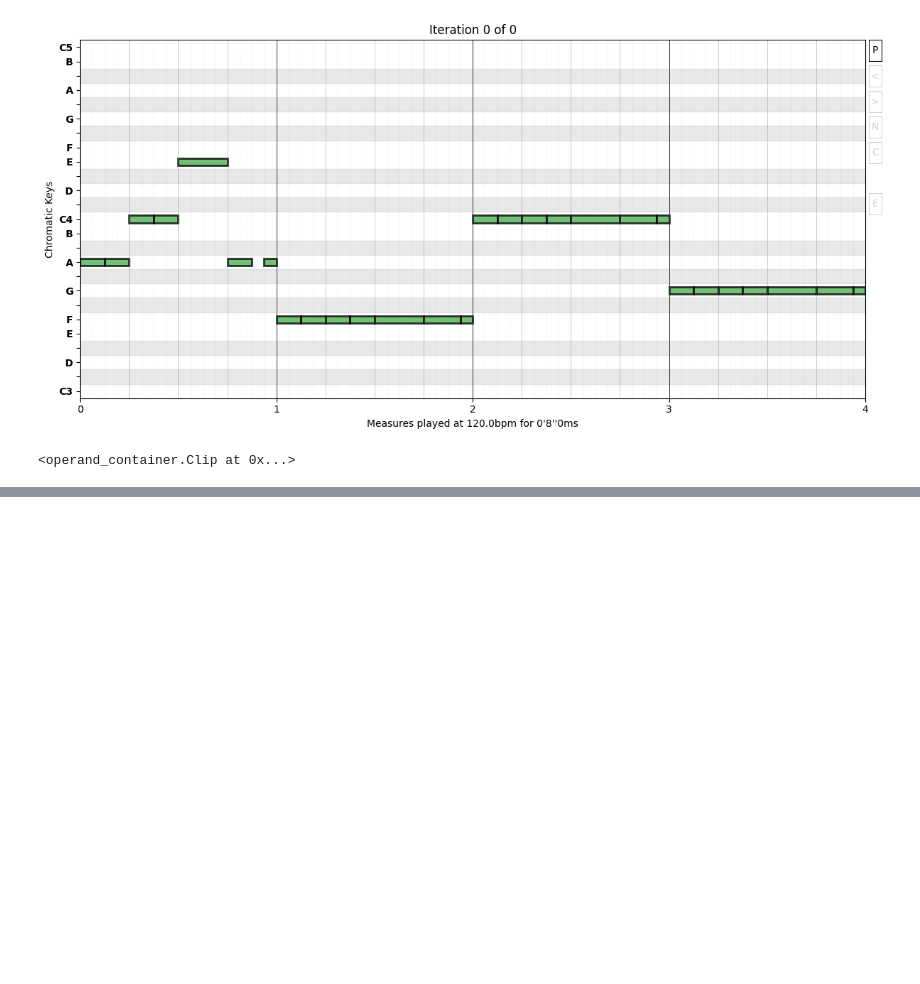
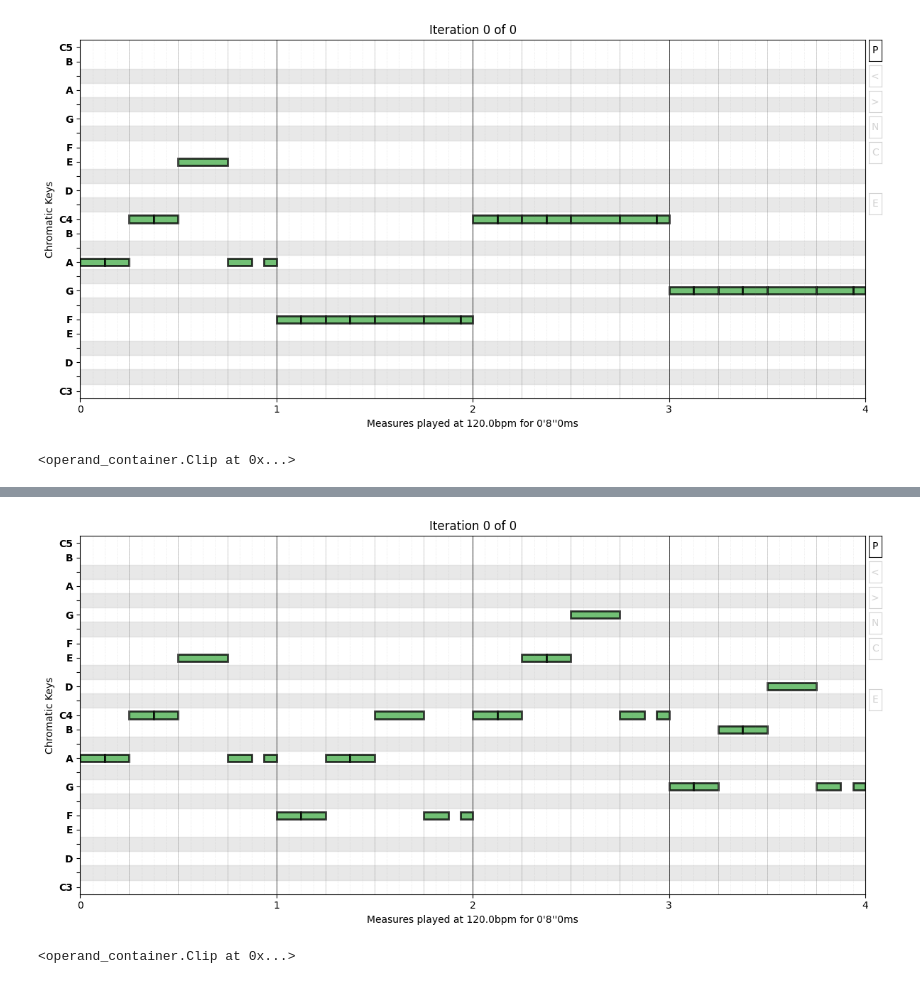
Before and after one commit to ruiseixasm/JsonMidiCreator, a Jupyter notebook: Jupyter/01-SongTheory/Melody_1.ipynb, the cells around one changed output, grey strips where cells are left out. Drawn from its saved outputs; the diff is of its cells as text; code cells hidden in the pictures; blank space fills up the shorter version.

```diff
--- a/Jupyter/01-SongTheory/Melody_1.ipynb
+++ b/Jupyter/01-SongTheory/Melody_1.ipynb
@@ -177,0 +175,15 @@ duration_melody[3] % Pitch() % float()
+# %%
+# Resets the Key Signature for a Major C
+duration_melody <<= Scale(None)
+# Remove all existing Degrees to start all of them at the Tonic
+duration_melody << Degree(1)
+# Sets a specific scale for each Measure
+duration_melody >> Measure(0) << Scale("minor")
+duration_melody >> Greater(Measure(0)) << Scale("Major")
+# Because Shifting is based on 0 and Degree is based on 1, a Subtract(1) is done in the Frame chain
+duration_melody << Foreach(1, 1, 3, 3, 5, 1, 1)**Subtract(1)**Shifting() << Equal(Step(12))**(1/8)
+# Prints the result right away
+duration_melody >> Plot()
+# %% [output]
+[figure, added]
+<operand_container.Clip at 0x...>
```
Also changed, not shown: parts of 11 cells of this notebook, 1 other file.
